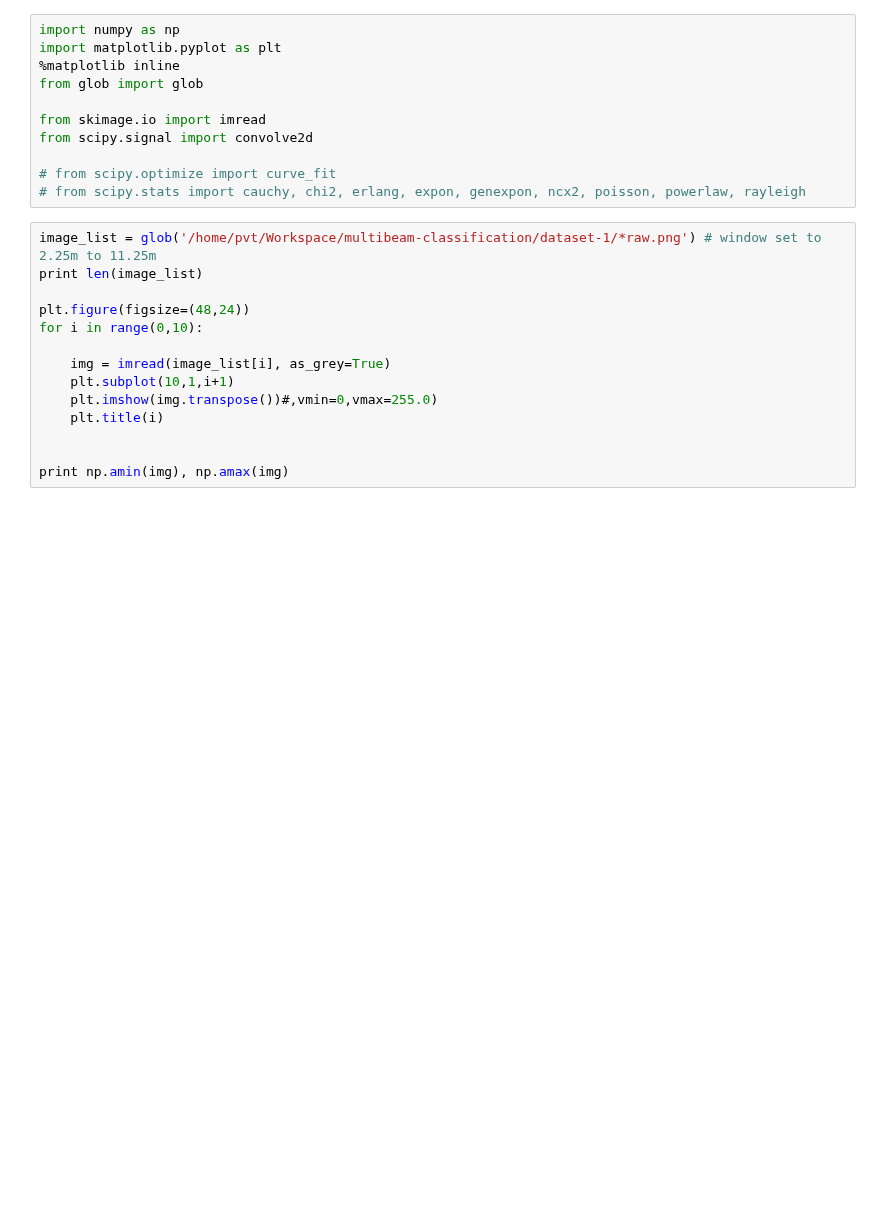
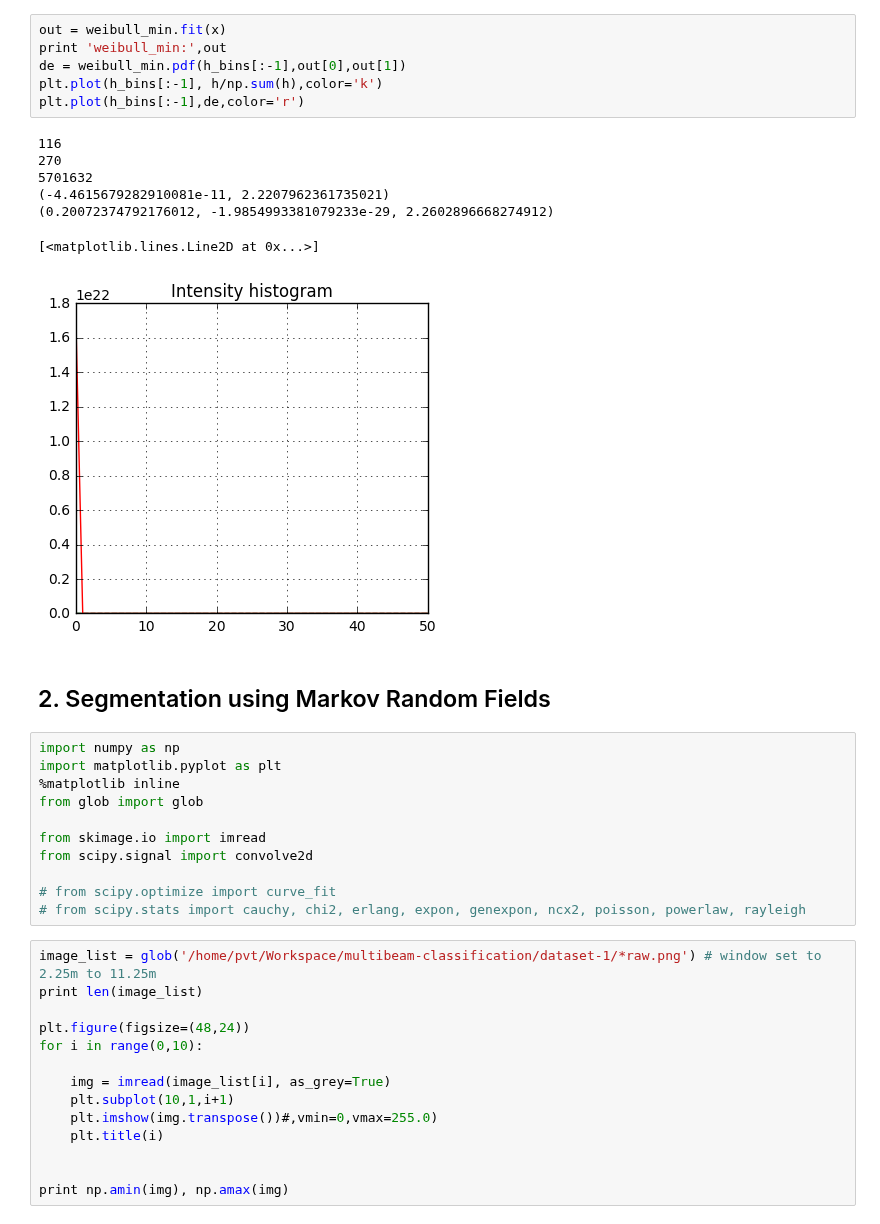
Before and after one commit to pvazteixeira/multibeam, a Jupyter notebook: feature-mrf-dev.ipynb, the cells around one changed output. Cells and saved outputs as stored; diff of their text form; blank space fills up the shorter version.

```diff
--- a/feature-mrf-dev.ipynb
+++ b/feature-mrf-dev.ipynb
@@ -1,3 +102,19 @@
+# %%
+out = weibull_min.fit(x)
+print 'weibull_min:',out
+de = weibull_min.pdf(h_bins[:-1],out[0],out[1])
+plt.plot(h_bins[:-1], h/np.sum(h),color='k')
+plt.plot(h_bins[:-1],de,color='r')
+# %% [output]
+116
+270
+5701632
+(-4.4615679282910081e-11, 2.2207962361735021)
+(0.20072374792176012, -1.9854993381079233e-29, 2.2602896668274912)
+[<matplotlib.lines.Line2D at 0x...>]
+[figure, added]
+# %% [markdown]
+## 2. Segmentation using Markov Random Fields
 # %%
 import numpy as np
 import matplotlib.pyplot as plt
```
Also changed, not shown: parts of 11 cells of this notebook.
